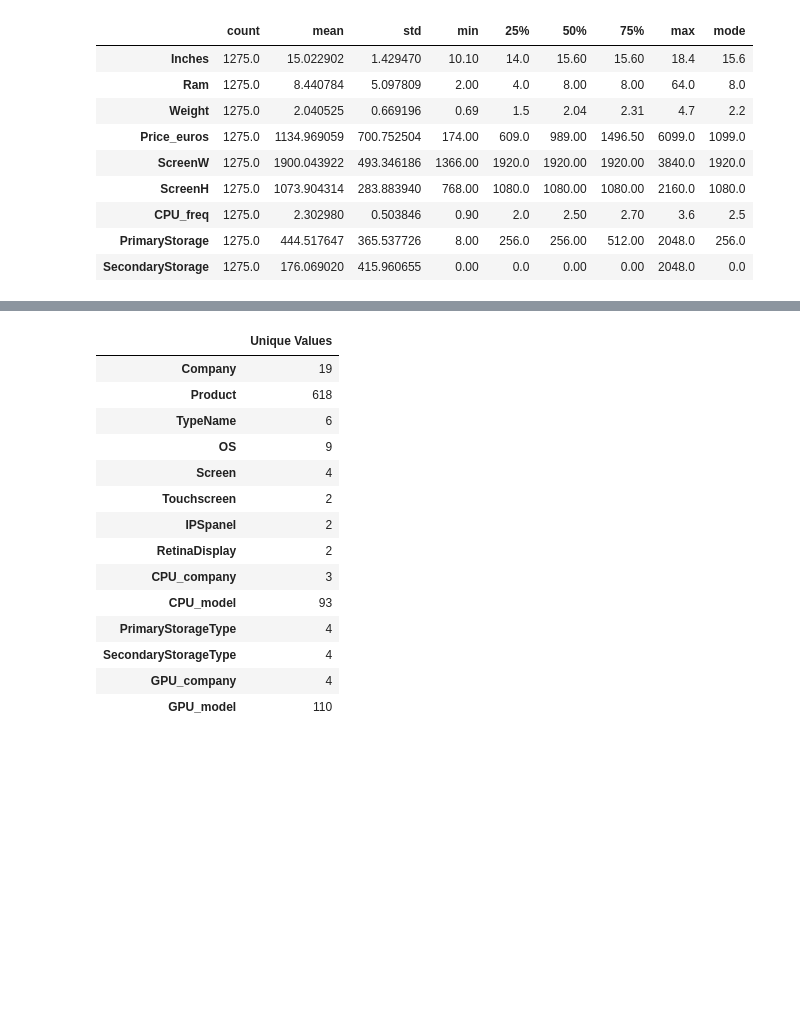
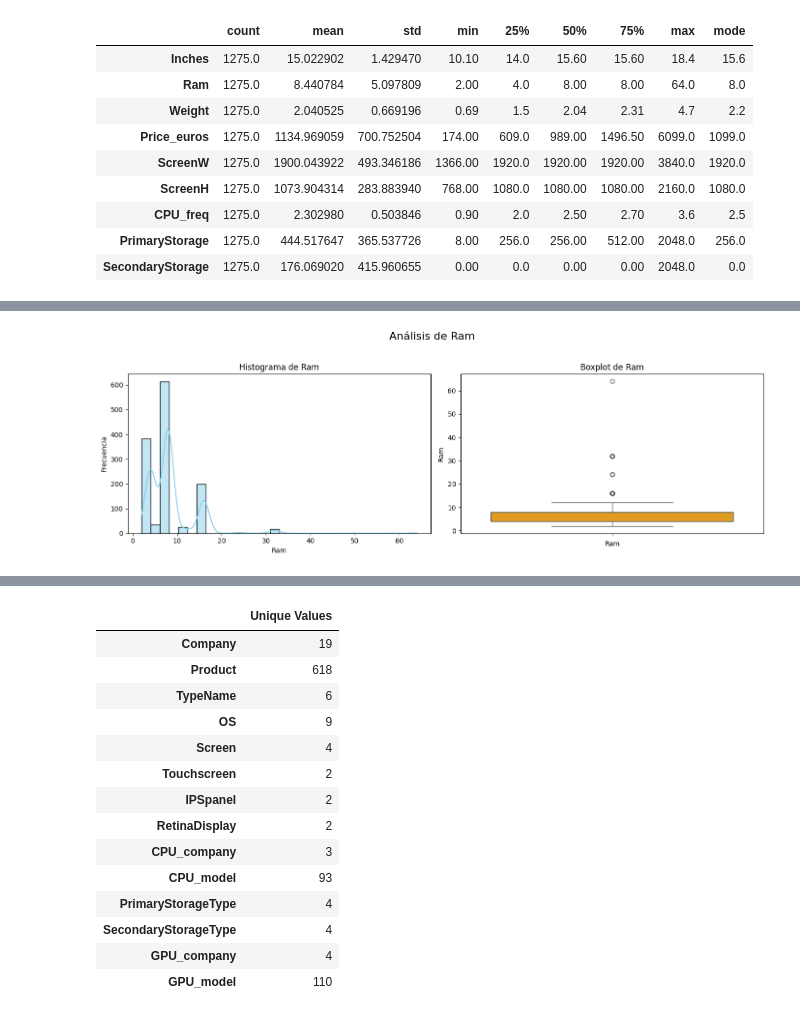
Before and after one commit to gaboCiber/A-statistical-analisis-of-Laptop-Prices, a Jupyter notebook: laptop_prices.ipynb, the cells around one changed output, grey strips where cells are left out. Drawn from its saved outputs; the diff is of its cells as text; code cells hidden in the pictures; blank space fills up the shorter version.

```diff
--- a/laptop_prices.ipynb
+++ b/laptop_prices.ipynb
@@ -122,0 +163,4 @@ plt.show()
+# %%
+plot_histogram_and_boxplot(laptop_data, ['Ram'])
+# %% [output]
+[figure, added]
```
Also changed, not shown: parts of 18 cells of this notebook.
